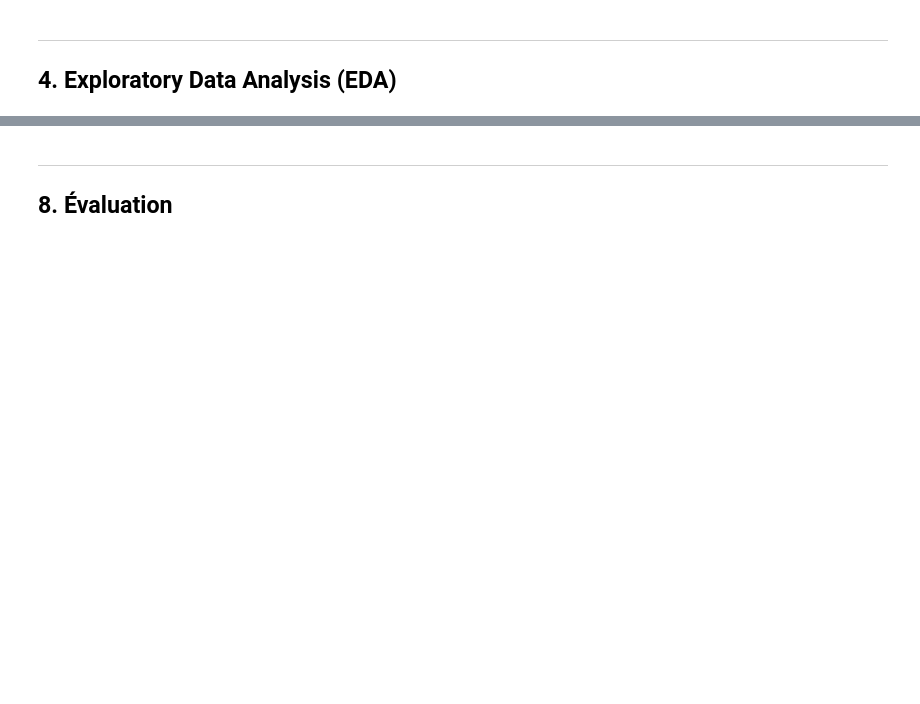
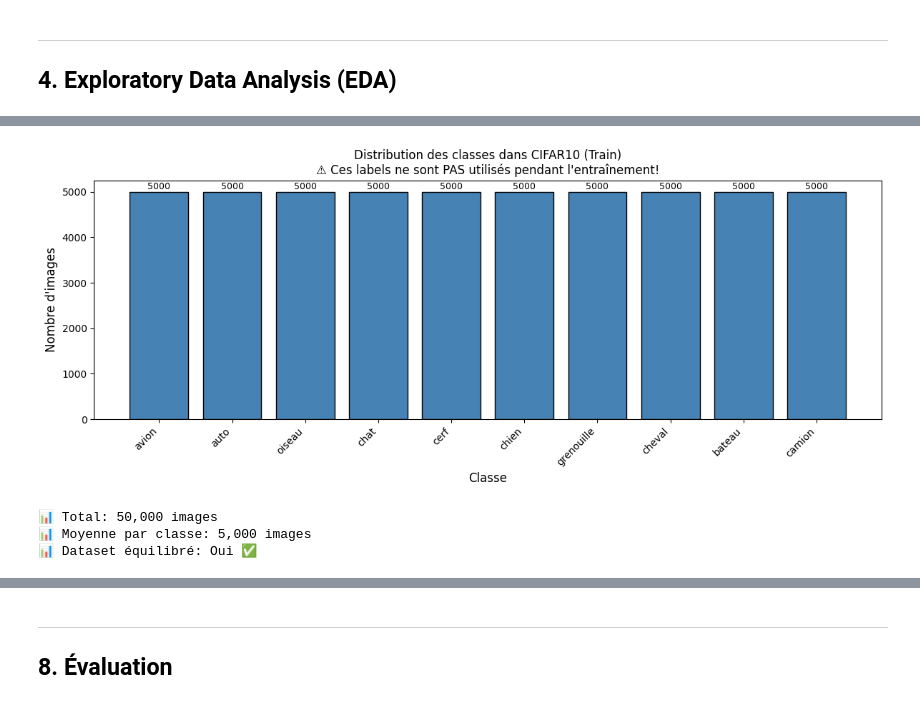
Before and after one commit to alaabelhadj/invariant-information-clustering, a Jupyter notebook: notebooks/IIC_main.ipynb, the cells around one changed output, grey strips where cells are left out. Drawn from its saved outputs; the diff is of its cells as text; code cells hidden in the pictures; blank space fills up the shorter version.

```diff
--- a/notebooks/IIC_main.ipynb
+++ b/notebooks/IIC_main.ipynb
@@ -115,5 +517,45 @@ pass
 # %%
-# TODO: Afficher la distribution des classes
+# =====================================================
+# DISTRIBUTION DES CLASSES
+# =====================================================
+"""
+📊 Distribution des vraies classes dans le dataset.
 
-pass
+Note: Ces labels ne sont PAS utilisés pendant l'entraînement!
+On les utilise ici uniquement pour visualiser le dataset.
+"""
+
+# Compter les labels
+if config.dataset_name == 'CIFAR10':
+    labels = [train_raw[i][1] for i in range(len(train_raw))]
+else:
+    labels = [train_raw[i][1] for i in range(len(train_raw))]
+
+unique, counts = np.unique(labels, return_counts=True)
+
+# Afficher
+plt.figure(figsize=(12, 5))
+bars = plt.bar(range(len(class_names)), counts, color='steelblue', edgecolor='black')
+plt.xlabel('Classe', fontsize=12)
+plt.ylabel('Nombre d\'images', fontsize=12)
+plt.title(f'Distribution des classes dans {config.dataset_name} (Train)\n'
+          '⚠️ Ces labels ne sont PAS utilisés pendant l\'entraînement!', fontsize=12)
+plt.xticks(range(len(class_names)), class_names, rotation=45, ha='right')
+
+# Ajouter les valeurs
+for i, (bar, count) in enumerate(zip(bars, counts)):
+    plt.text(bar.get_x() + bar.get_width()/2, bar.get_height() + 50,
+             str(count), ha='center', fontsize=9)
+
+plt.tight_layout()
+plt.show()
+
+print(f"📊 Total: {sum(counts):,} images")
+print(f"📊 Moyenne par classe: {np.mean(counts):,.0f} images")
+print(f"📊 Dataset équilibré: {'Oui ✅' if np.std(counts) < 100 else 'Non ⚠️'}")
+# %% [output]
+[figure, added]
+📊 Total: 50,000 images
+📊 Moyenne par classe: 5,000 images
+📊 Dataset équilibré: Oui ✅
 # %%
```
Also changed, not shown: parts of 27 cells of this notebook.
